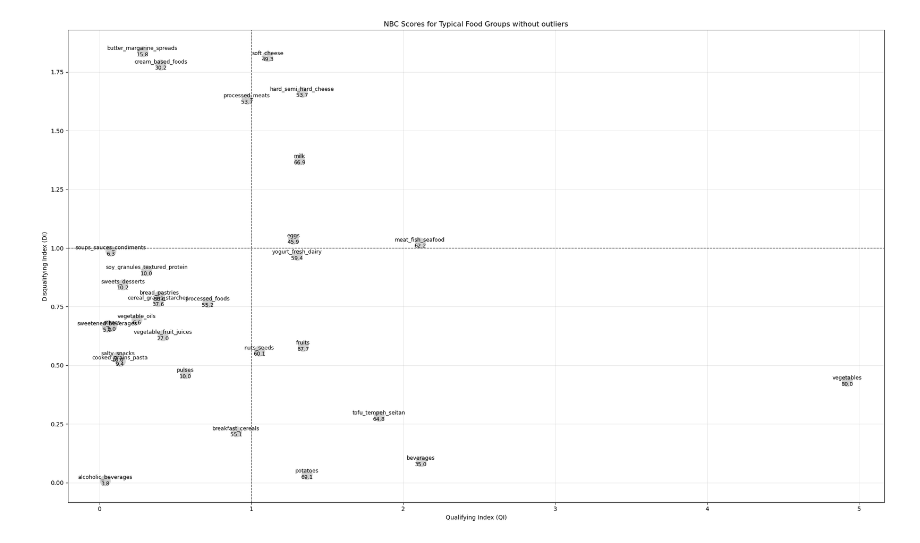
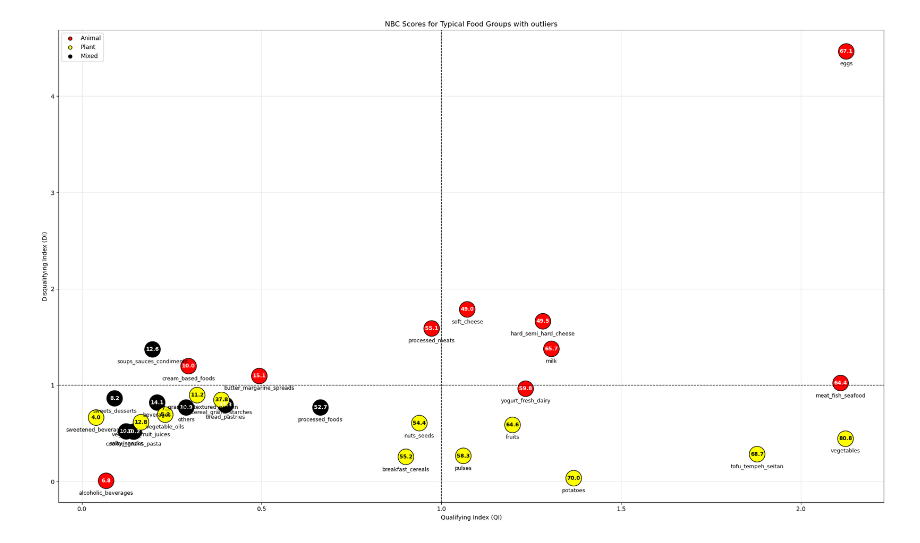
Before and after one commit to sskyxx/Bachelor-Project, a Jupyter notebook: analysis/outliers.ipynb, the cells around one changed output. Drawn from its saved outputs; the diff is of its cells as text; code cells hidden in the pictures.

```diff
--- a/analysis/outliers.ipynb
+++ b/analysis/outliers.ipynb
@@ -40,0 +80,9 @@ df_food_clean_outliers, threshold_value_qi = remove_outliers(df_food_clean_outli
+# %%
+df_food_clean_ratio['QI'] = df_food_clean_ratio.apply(compute_index, axis=1, nutrient_cols=qualifying_nutrients)
+df_food_clean_scaled['QI'] = df_food_clean_ratio.apply(compute_index, axis=1, nutrient_cols=qualifying_nutrients)
+# %%
+df_food_clean_ratio['DI'] = df_food_clean_ratio.apply(compute_index, axis=1, nutrient_cols=disqualifying_nutrients)
+df_food_clean_scaled['DI'] = df_food_clean_ratio.apply(compute_index, axis=1, nutrient_cols=disqualifying_nutrients)
+# %%
+df_food_clean_ratio['NB'] = df_food_clean_scaled.apply(compute_nb, axis=1, nutrient_cols=qualifying_nutrients)
+df_food_clean_scaled['NB'] = df_food_clean_scaled.apply(compute_nb, axis=1, nutrient_cols=qualifying_nutrients)
@@ -174,2 +229,5 @@ df_food_scaled[['QI', 'DI', 'NB', 'combined_name', 'food_group']].groupby('food_
+# %%
+df_food_scaled['origin'] = df_food_scaled['food_group'].map(origin_map)
+df_food_clean_scaled['origin'] = df_food_clean_scaled['food_group'].map(origin_map)
 # %%
 output_direction = "graphs"
@@ -223,26 +292,60 @@ df_food_clean_outliers[['QI', 'DI', 'NB', 'combined_name', 'food_group']].groupb
 # %%
-grouped = df_food_clean_outliers[['QI', 'DI', 'NB', 'food_group']].groupby('food_group').median(numeric_only=True).sort_values('QI')
+output_direction = "graphs"
+grouped = df_food_clean_scaled[['QI', 'DI', 'NB', 'food_group', 'origin']].groupby('food_group').median(numeric_only=True).sort_values('QI')
 
 plt.figure(figsize=(20, 12))
-plt.scatter(grouped['QI'], grouped['DI'], s=300, color='lightgrey')
 
-# Annotate each point with its food group name and median NB value
+plt.axvline(x=1, color='black', linestyle='--', linewidth=1, alpha=0.7, zorder=1)
+plt.axhline(y=1, color='black', linestyle='--', linewidth=1, alpha=0.7, zorder=1)
+
+grouped = df_food_clean_scaled[['QI', 'DI', 'NB', 'food_group']].groupby('food_group').median(numeric_only=True)
+grouped['origin'] = grouped.index.map(origin_map)
+
+origin_colors = {'animal': '#ff0101', 'plant': '#ffff00', 'mixed': '#010100'}
+
+plt.scatter(grouped['QI'], grouped['DI'], s=700,
+           c=grouped['origin'].map(origin_colors),
+           edgecolors='black', linewidth=1, zorder=2)
+
+# Text styling
+nb_style = {'ha':'center', 'va':'center',
+           'color':'white', 'fontsize':11}
+
+fg_style = {'ha':'center', 'va':'top',
+           'fontsize':9, 'color':'black',
+           'bbox':dict(facecolor='white', alpha=0.7, edgecolor='none', pad=1)}
+
+fg_style = {'ha':'center', 'va':'top',
+           'fontsize':9, 'color':'black'}
+
 for fg, row in grouped.iterrows():
-    x = row['QI']
-    y = row['DI']
-    nb = row['NB']
-    plt.text(x, y, f"{fg}\n{nb:.1f}", ha='center', va='center', color='black', fontsize=9)
+    x, y = row['QI'], row['DI']
+
+    nb_color = 'white' if row['origin'] in ['animal', 'mixed'] else 'black'
+
+    # NB value
+    plt.text(x, y, f"{row['NB']:.1f}",
+             ha='center', va='center',
+             color=nb_color, fontsize=9, weight='bold')
+
+    # Food group name
+    plt.text(x, y - 0.1, fg, **fg_style)
+
+for origin, color in origin_colors.items():
+    plt.scatter([], [], c=color, label=origin.capitalize(), edgecolors='black')
 
 plt.axvline(x=1, color='black', linestyle='--', linewidth=1, alpha=0.7)
 plt.axhline(y=1, color='black', linestyle='--', linewidth=1, alpha=0.7)
 
 plt.xlabel("Qualifying Index (QI)")
 plt.ylabel("Disqualifying Index (DI)")
-plt.title("NBC Scores for Typical Food Groups without outliers")
+plt.title("NBC Scores for Typical Food Groups with outliers")
 plt.grid(True, alpha=0.3)
+plt.legend()
 plt.tight_layout()
-output_path = os.path.join(output_direction, "NBC Scores for Typical Food Groups without outliers.png")
+
+output_path = os.path.join(output_direction, "NBC Scores for Typical Food Groups with outliers.png")
 plt.savefig(output_path)
 plt.show()
 # %% [output]
-[figure, old version]
+[figure, new version]
```
Also changed, not shown: parts of 27 cells of this notebook, 5 other files.
